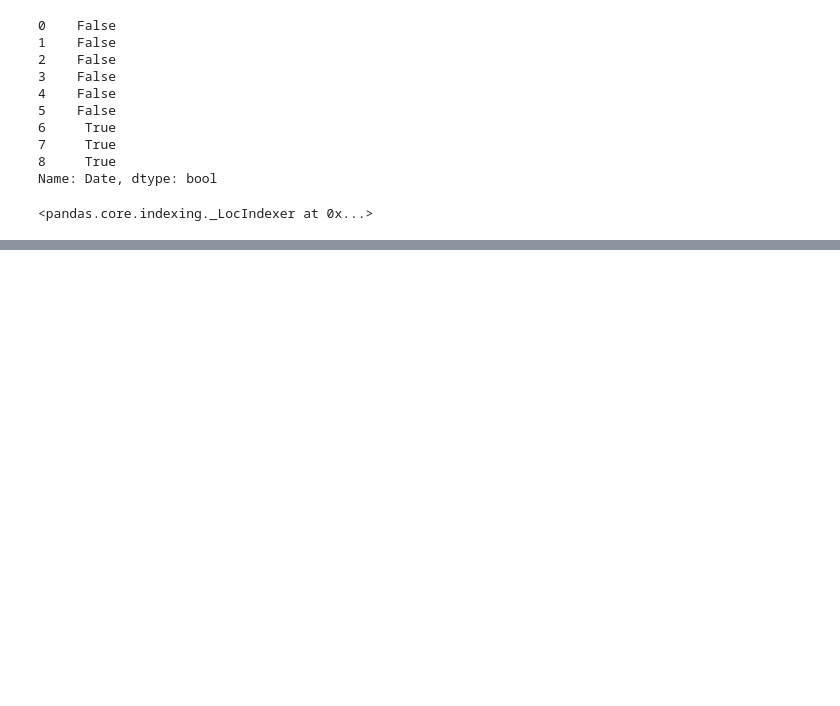
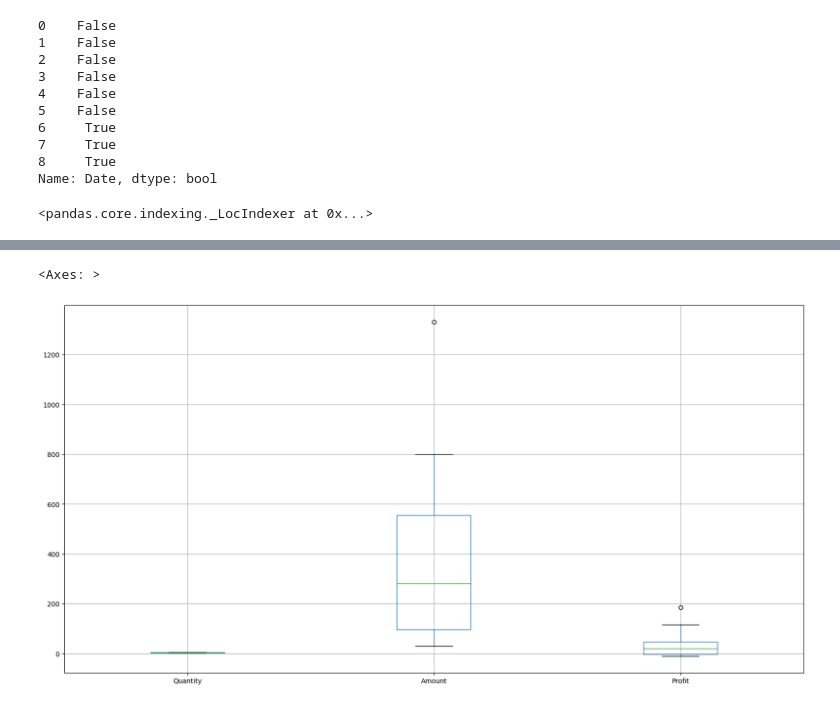
Before and after one commit to 960Subhamsingh/Data-Sciences, a Jupyter notebook: pandas/04-Filtering/Pandas-Demo.ipynb, the cells around one changed output, grey strips where cells are left out. Cells and saved outputs as stored; diff of their text form; code cells hidden in the pictures; blank space fills up the shorter version.

```diff
--- a/pandas/04-Filtering/Pandas-Demo.ipynb
+++ b/pandas/04-Filtering/Pandas-Demo.ipynb
@@ -72,0 +247,5 @@ stocks.loc
+# %%
+da.boxplot(figsize=(20,10))
+# %% [output]
+<Axes: >
+[figure, added]
```
Also changed, not shown: parts of 24 cells of this notebook, 4 other files.
